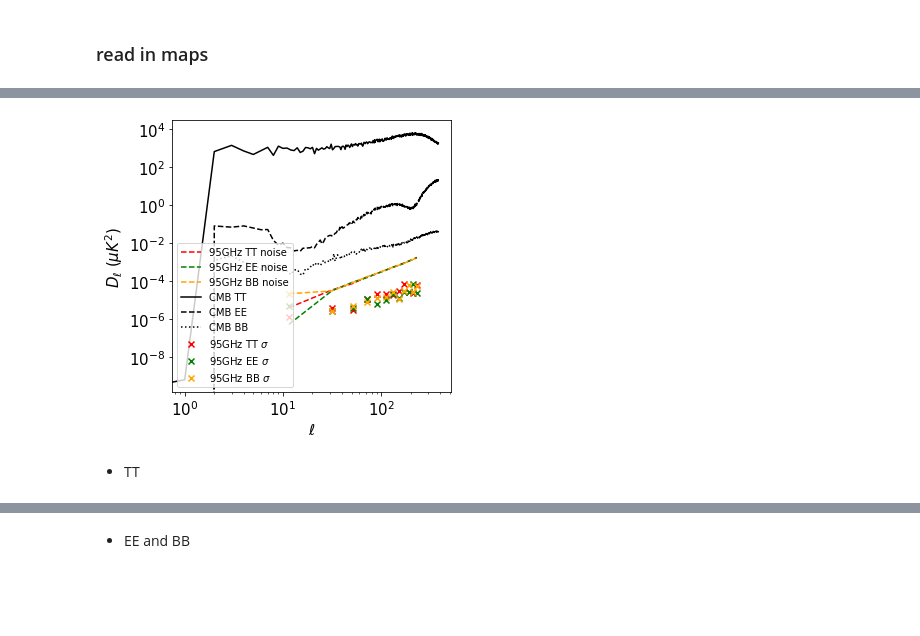
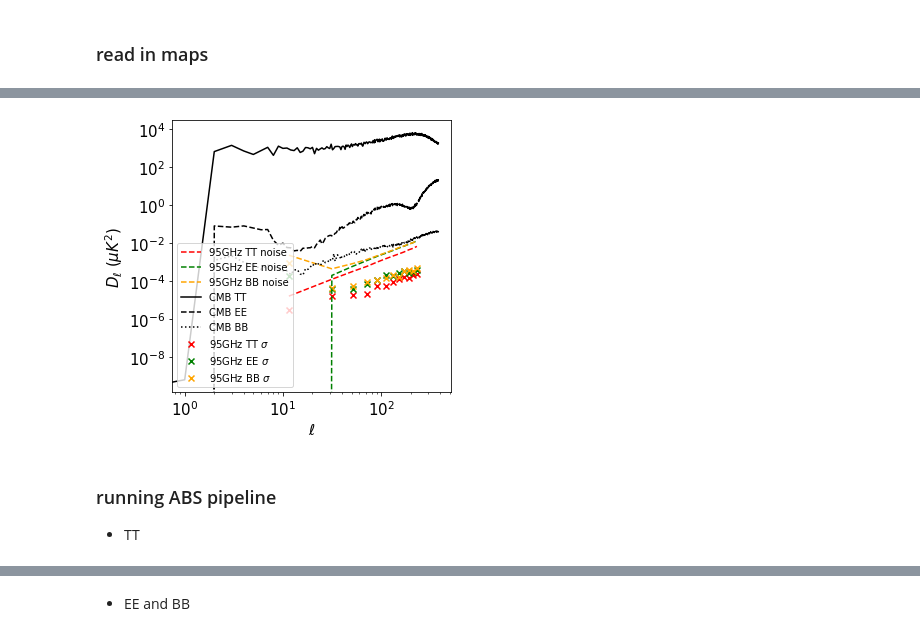
Before and after one commit to gioacchinowang/afra, a Jupyter notebook: tutorials/tutorial04.ipynb, the cells around one changed output, grey strips where cells are left out. Cells and saved outputs as stored; diff of their text form; code cells hidden in the pictures; blank space fills up the shorter version.

```diff
--- a/tutorials/tutorial04.ipynb
+++ b/tutorials/tutorial04.ipynb
@@ -19,24 +19,23 @@ warnings.filterwarnings('ignore')
 # %%
 NSIDE = 128
 
-map30 = hp.read_map('./data/TQU_30GHz_r7.fits',field=[0,1,2],dtype=np.float64,verbose=0)
-map95 = hp.read_map('./data/TQU_95GHz_r7.fits',field=[0,1,2],dtype=np.float64,verbose=0)
-map150 = hp.read_map('./data/TQU_150GHz_r7.fits',field=[0,1,2],dtype=np.float64,verbose=0)
-map353 = hp.read_map('./data/TQU_353GHz_r7.fits',field=[0,1,2],dtype=np.float64,verbose=0)
-mapcmb = hp.read_map('./data/TQU_CMB_r7.fits',field=[0,1,2],dtype=np.float64,verbose=0)
+map30 = hp.read_map('./data/TQU_30GHz_r7.fits',field=[0,1,2],dtype=np.float32,verbose=0)
+map95 = hp.read_map('./data/TQU_95GHz_r7.fits',field=[0,1,2],dtype=np.float32,verbose=0)
+map150 = hp.read_map('./data/TQU_150GHz_r7.fits',field=[0,1,2],dtype=np.float32,verbose=0)
+map353 = hp.read_map('./data/TQU_353GHz_r7.fits',field=[0,1,2],dtype=np.float32,verbose=0)
+mapcmb = hp.read_map('./data/TQU_CMB_r7.fits',field=[0,1,2],dtype=np.float32,verbose=0)
 
 cmb_cl = hp.anafast(mapcmb)
 ell = np.arange(cmb_cl.shape[1])
 
-fwhm = [0.3*np.pi/180.,0.5*np.pi/180.,0.1*np.pi/180.,0.2*np.pi/180.]
+fwhm = [0.5*np.pi/180.,0.3*np.pi/180.,0.2*np.pi/180.,0.08*np.pi/180.]
 map30 = hp.smoothing(map30,fwhm=fwhm[0])
 map95 = hp.smoothing(map95,fwhm=fwhm[1])
 map150 = hp.smoothing(map150,fwhm=fwhm[2])
 map353 = hp.smoothing(map353,fwhm=fwhm[3])
 
-NSCAL = 1.e-3
-vmap30 = hp.read_map('./data/TQU_var_30GHz_r7.fits',field=[0,1,2],dtype=np.float64,verbose=0)*NSCAL
-vmap95 = hp.read_map('./data/TQU_var_95GHz_r7.fits',field=[0,1,2],dtype=np.float64,verbose=0)*NSCAL
-vmap150 = hp.read_map('./data/TQU_var_150GHz_r7.fits',field=[0,1,2],dtype=np.float64,verbose=0)*NSCAL
-vmap353 = hp.read_map('./data/TQU_var_353GHz_r7.fits',field=[0,1,2],dtype=np.float64,verbose=0)*NSCAL
+vmap30 = hp.read_map('./data/TQU_plkvar_30GHz_r7.fits',field=[0,1,2],dtype=np.float32,verbose=0)
+vmap95 = hp.read_map('./data/TQU_alivar_95GHz_r7.fits',field=[0,1,2],dtype=np.float32,verbose=0)
+vmap150 = hp.read_map('./data/TQU_alivar_150GHz_r7.fits',field=[0,1,2],dtype=np.float32,verbose=0)
+vmap353 = hp.read_map('./data/TQU_plkvar_353GHz_r7.fits',field=[0,1,2],dtype=np.float32,verbose=0)
 # %% [output]
@@ -68,10 +67,13 @@ hp.mollview(mask,title='AliCPT mask map',hold=True)
 # %%
-RESAMP = 5  # size of resampling
+%%time
+
+RESAMP = 10  # size of resampling
 BINNING = 20
 NPIX = 12*NSIDE**2
 est = ap.pstimator(nside=NSIDE, mask=mask.reshape(1,-1),aposcale=6.0,psbin=BINNING)
-auto_cmb = est.auto_t(mapcmb[0].reshape(1,-1))
-Nell = len(auto_cmb[0])
+auto_cmb_t = est.auto_t(mapcmb[0].reshape(1,-1))
+auto_cmb_eb = est.auto_eb(mapcmb[1:])
+Nell = len(auto_cmb_t[0])
 
 n95 = np.zeros((3,NPIX,RESAMP))
 
@@ -97,19 +99,19 @@ sigma_n95 = np.sqrt(sigma_n95/RESAMP - auto_n95**2)
 
 fig,ax = matplotlib.pyplot.subplots(figsize=(5,5))
 
-ax.plot(auto_cmb[0],auto_n95[0],
+ax.plot(auto_cmb_t[0],auto_n95[0],
         color='red',linestyle='--',label='95GHz TT noise')
-ax.scatter(auto_cmb[0],sigma_n95[0],
+ax.scatter(auto_cmb_t[0],sigma_n95[0],
           color='red',marker='x',label='95GHz TT $\sigma$')
 
-ax.plot(auto_cmb[0],auto_n95[1],
+ax.plot(auto_cmb_t[0],auto_n95[1],
         color='green',linestyle='--',label='95GHz EE noise')
-ax.scatter(auto_cmb[0],sigma_n95[1],
+ax.scatter(auto_cmb_t[0],sigma_n95[1],
           color='green',marker='x',label='95GHz EE $\sigma$')
 
-ax.plot(auto_cmb[0],auto_n95[2],
+ax.plot(auto_cmb_t[0],auto_n95[2],
         color='orange',linestyle='--',label='95GHz BB noise')
-ax.scatter(auto_cmb[0],sigma_n95[2],
+ax.scatter(auto_cmb_t[0],sigma_n95[2],
           color='orange',marker='x',label='95GHz BB $\sigma$')
 
 cmb_cl = hp.anafast(mapcmb)
@@ -132,5 +136,7 @@ ax.tick_params(axis='both', labelsize=15)
-[figure, old version]
+[figure, new version]
 # %% [markdown]
+### running ABS pipeline
+
 - TT
 # %%
 %%time
```
Also changed, not shown: parts of 15 cells of this notebook, 27 other files.
